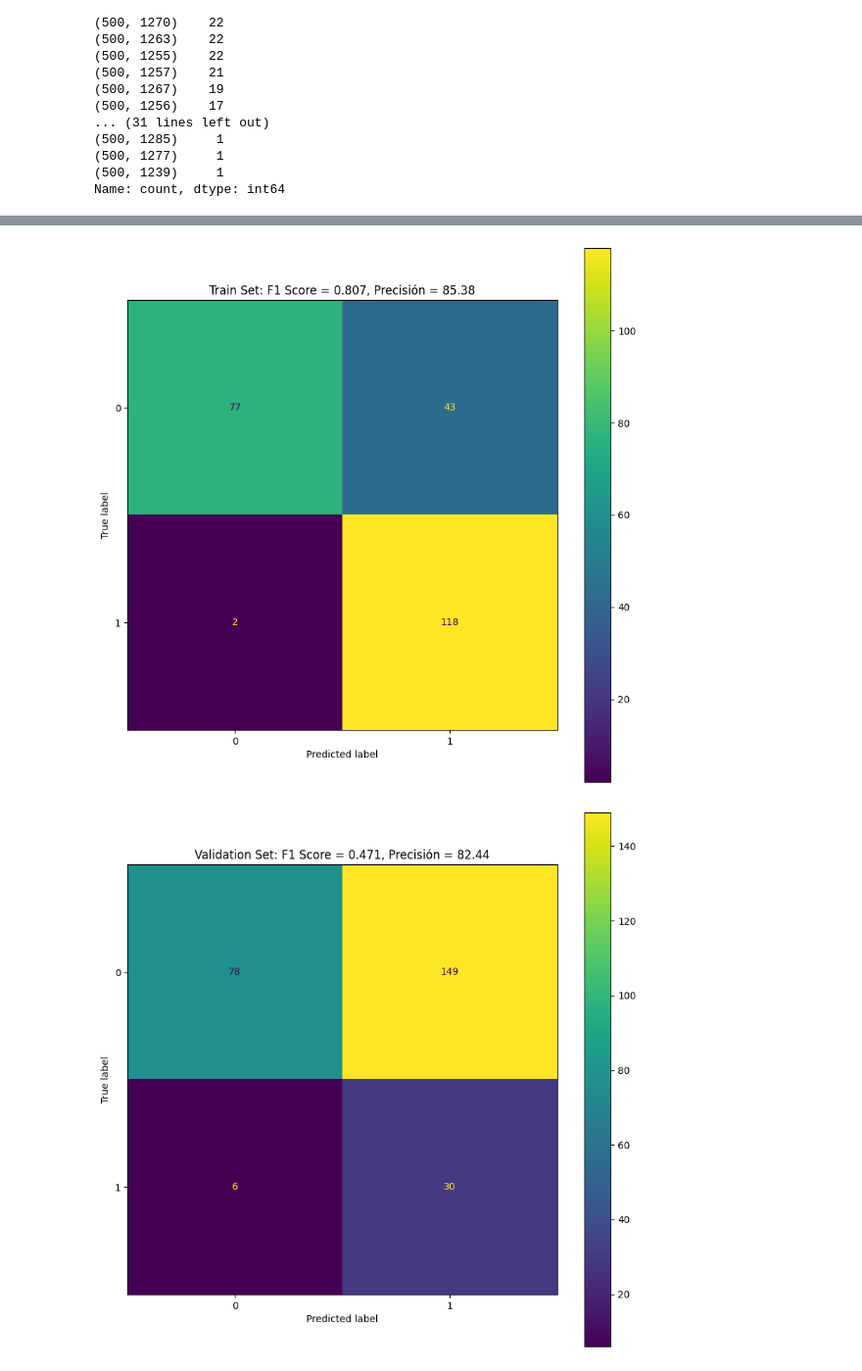
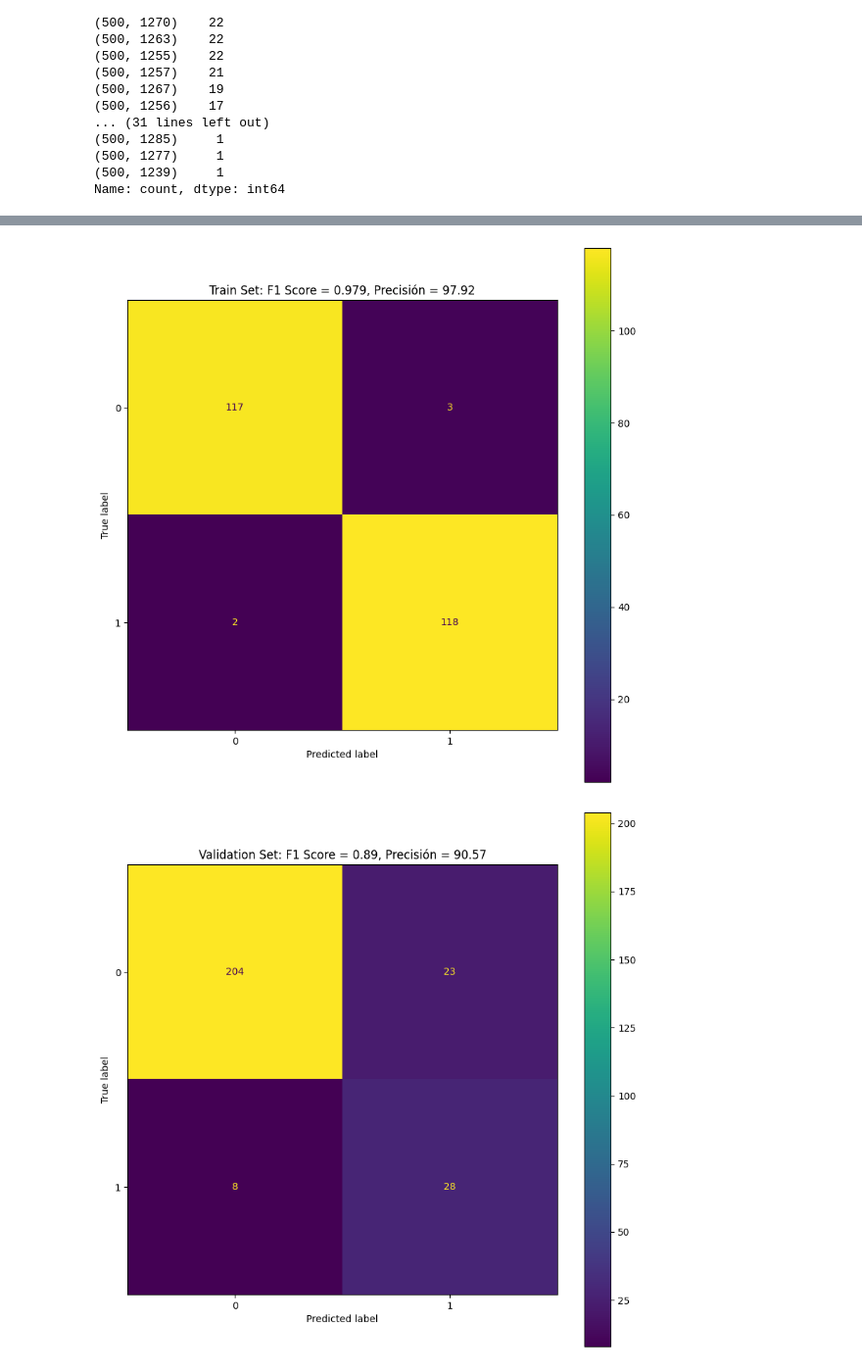
Before and after one commit to adriani94bil/Mantenimiento_Predictivo_PBL_grupo02, a Jupyter notebook: src/detection.ipynb, the cells around one changed output, grey strips where cells are left out. Shown at 98% size. Saved outputs shown, nothing was run; the diff lists cells and outputs as text; code cells hidden in the pictures.

Commit message:
Vision simple

```diff
--- a/src/detection.ipynb
+++ b/src/detection.ipynb
@@ -105,3 +105,9 @@ Al tener distintos tamaños, vamos a hacer un resize del principal tamaño que m
+# %%
+class ConvertToRGB:
+    def __call__(self, img):
+        if img.mode != "RGB":
+            img = img.convert("RGB")
+        return img
 # %%
 
 # Preparar los datos
@@ -144,8 +150,9 @@ class DefectDataset(Dataset):
 
 # Definir las transformaciones
 transform = transforms.Compose([
+    ConvertToRGB(),
     transforms.ToTensor(),
-    transforms.Resize((125,315)),
+    transforms.Resize((256,704)),
     transforms.Normalize((0.5,), (0.5,))
 ])
 
@@ -153,6 +160,10 @@ transform = transforms.Compose([
 train_dataset = DefectDataset(df_train, root_dir='data_augmentation', transform=transform)
 val_dataset = DefectDataset(df_val, root_dir='data_augmentation', transform=transform)
 
+# Verificar si CUDA está disponible
+device = torch.device("cuda" if torch.cuda.is_available() else "cpu")
+
+# Crear los dataloaders con num_workers
 train_loader = DataLoader(train_dataset, batch_size=32, shuffle=True)
 val_loader = DataLoader(val_dataset, batch_size=32, shuffle=False)
 
@@ -175,7 +186,7 @@ class SimpleCNN(nn.Module):
             nn.MaxPool2d(2)
         )
 
-        self.fc1 = nn.Linear(in_features=147840, out_features=200)
+        self.fc1 = nn.Linear(in_features=705600, out_features=200)
         self.drop = nn.Dropout(0.25)
         self.fc2 = nn.Linear(in_features=200, out_features=2)
 
@@ -190,9 +201,9 @@ class SimpleCNN(nn.Module):
         return out
 
 # Inicializar el modelo, la función de pérdida y el optimizador
-model = SimpleCNN()
+model = SimpleCNN().to(device)
 criterion = nn.CrossEntropyLoss()
-optimizer = optim.Adam(model.parameters(), lr=0.003)
+optimizer = optim.Adam(model.parameters(), lr=0.003, weight_decay=1e-4)
 
 # Entrenar el modelo con early stopping
 class EarlyStopper:
@@ -214,7 +225,7 @@ class EarlyStopper:
             self.best_loss = val_loss
             self.counter = 0
 
-early_stopper = EarlyStopper(patience=5, min_delta=0.001)
+early_stopper = EarlyStopper(patience=3, min_delta=0.001)
 
 num_epochs = 25
 train_losses = []
@@ -224,6 +235,8 @@ for epoch in range(num_epochs):
     model.train()
     running_loss = 0.0
     for images, labels in train_loader:
+        images, labels = images.to(device), labels.to(device)
+        #labels = torch.nn.functional.one_hot(labels, num_classes=2).float()  # Convert labels to one-hot encoding
         optimizer.zero_grad()
         outputs = model(images)
         loss = criterion(outputs, labels)
@@ -238,6 +251,8 @@ for epoch in range(num_epochs):
     val_loss = 0.0
     with torch.no_grad():
         for images, labels in val_loader:
+            images, labels = images.to(device), labels.to(device)
+            #labels = torch.nn.functional.one_hot(labels, num_classes=2).float()  # Convert labels to one-hot encoding
             outputs = model(images)
             loss = criterion(outputs, labels)
             val_loss += loss.item()
@@ -285,32 +306,34 @@ def visualize_true_vs_pred(y_pred,y_true,title=""):
 # %%
 # Obtener predicciones para el conjunto de entrenamiento
 model.eval()
 train_preds = []
 train_labels = []
 
 with torch.no_grad():
     for images, labels in train_loader:
+        images, labels = images.to(device), labels.to(device)  # Move to device
         outputs = model(images)
         _, predicted = torch.max(outputs, 1)
         train_preds.extend(predicted.cpu().numpy())
         train_labels.extend(labels.cpu().numpy())
 
 # Obtener predicciones para el conjunto de validación
 val_preds = []
 val_labels = []
 
 with torch.no_grad():
     for images, labels in val_loader:
+        images, labels = images.to(device), labels.to(device)  # Move to device
         outputs = model(images)
         _, predicted = torch.max(outputs, 1)
         val_preds.extend(predicted.cpu().numpy())
         val_labels.extend(labels.cpu().numpy())
 
 # Visualizar la matriz de confusión para el conjunto de entrenamiento
 visualize_true_vs_pred(np.array(train_preds), np.array(train_labels), title="Train Set")
 
 # Visualizar la matriz de confusión para el conjunto de validación
 visualize_true_vs_pred(np.array(val_preds), np.array(val_labels), title="Validation Set")
 # %% [output]
-[figure, old version]
+[figure, new version]
-[figure, old version]
+[figure, new version]
```
Also changed, not shown: parts of 3 cells of this notebook, 6 other files.
